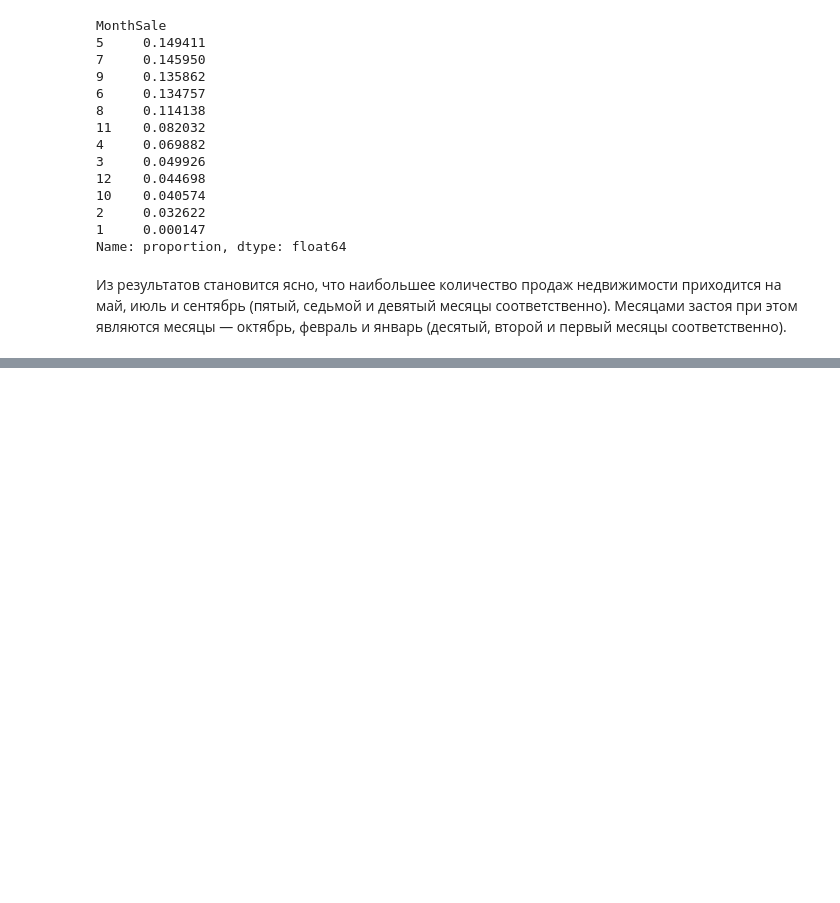
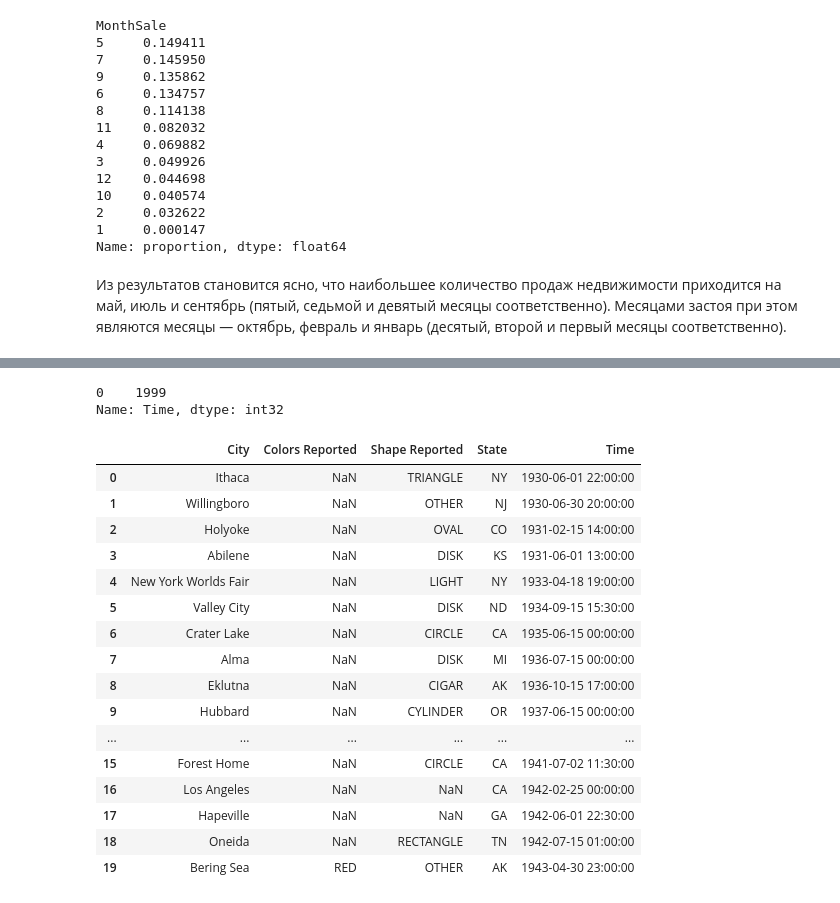
Before and after one commit to Djjjjjjd/skillFactory, a Jupyter notebook: skillFactory/feature_engineering/data_time.ipynb, the cells around one changed output, grey strips where cells are left out. Cells and saved outputs as stored; diff of their text form; code cells hidden in the pictures; blank space fills up the shorter version.

```diff
--- a/skillFactory/feature_engineering/data_time.ipynb
+++ b/skillFactory/feature_engineering/data_time.ipynb
@@ -98,0 +161,26 @@ Name: proportion, dtype: float64
+# %%
+ufo_data = pd.read_csv('data/ufo.csv', sep=',')
+# melb_data['Date'] = pd.to_datetime(melb_data['Date'], dayfirst=True)
+ufo_data['Time'] = pd.to_datetime(ufo_data['Time'])
+print(ufo_data['Time'].dt.year.mode())
+ufo_data.head(20)
+# %% [output]
+0    1999
+Name: Time, dtype: int32
+|  | City | Colors Reported | Shape Reported | State | Time |
+| 0 | Ithaca | NaN | TRIANGLE | NY | 1930-06-01 22:00:00 |
+| 1 | Willingboro | NaN | OTHER | NJ | 1930-06-30 20:00:00 |
+| 2 | Holyoke | NaN | OVAL | CO | 1931-02-15 14:00:00 |
+| 3 | Abilene | NaN | DISK | KS | 1931-06-01 13:00:00 |
+| 4 | New York Worlds Fair | NaN | LIGHT | NY | 1933-04-18 19:00:00 |
+| 5 | Valley City | NaN | DISK | ND | 1934-09-15 15:30:00 |
+| 6 | Crater Lake | NaN | CIRCLE | CA | 1935-06-15 00:00:00 |
+| 7 | Alma | NaN | DISK | MI | 1936-07-15 00:00:00 |
+| 8 | Eklutna | NaN | CIGAR | AK | 1936-10-15 17:00:00 |
+| 9 | Hubbard | NaN | CYLINDER | OR | 1937-06-15 00:00:00 |
+| ... | ... | ... | ... | ... | ... |
+| 15 | Forest Home | NaN | CIRCLE | CA | 1941-07-02 11:30:00 |
+| 16 | Los Angeles | NaN | NaN | CA | 1942-02-25 00:00:00 |
+| 17 | Hapeville | NaN | NaN | GA | 1942-06-01 22:30:00 |
+| 18 | Oneida | NaN | RECTANGLE | TN | 1942-07-15 01:00:00 |
+| 19 | Bering Sea | RED | OTHER | AK | 1943-04-30 23:00:00 |
```
Also changed, not shown: parts of 13 cells of this notebook, 1 other file.
